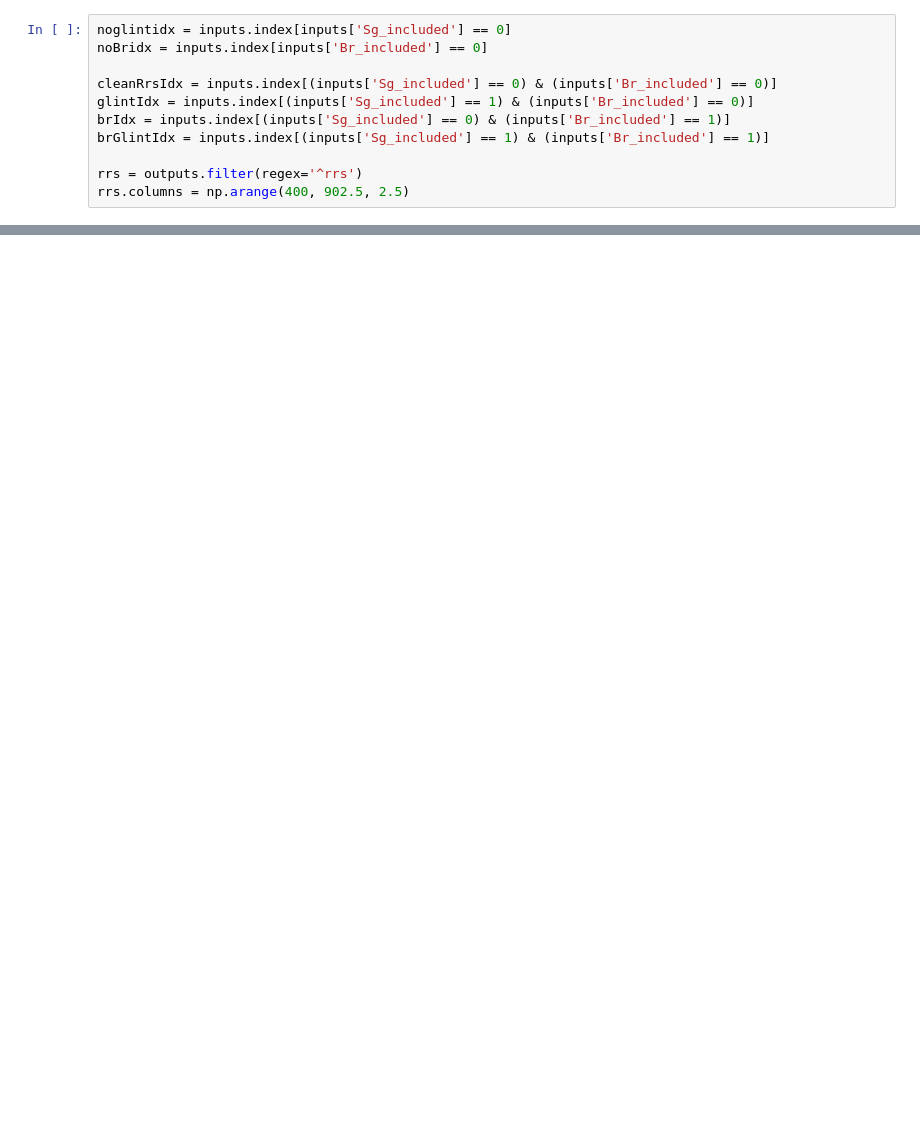
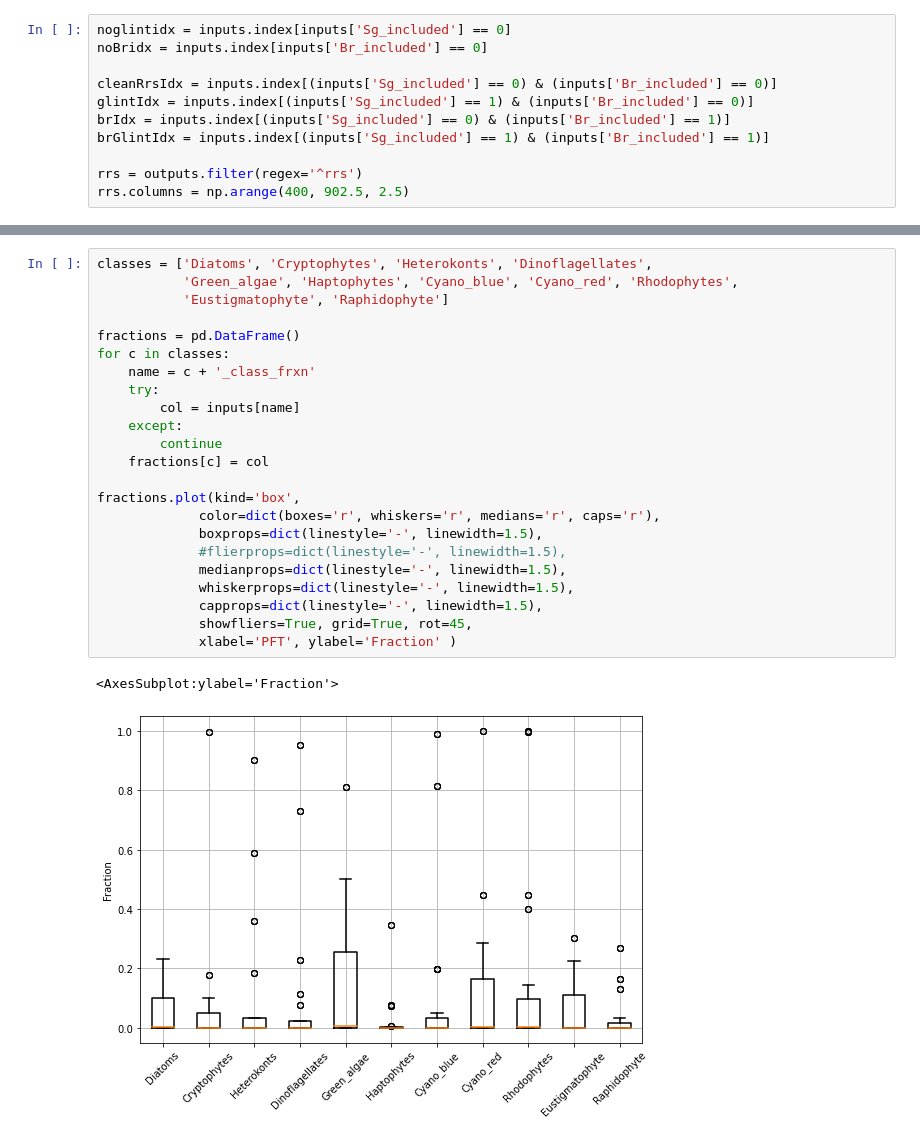
Before and after one commit to JAKravitz/SWIPE_HE, a Jupyter notebook: plot_scripts/plot_batch.ipynb, the cells around one changed output, grey strips where cells are left out. Cells and saved outputs as stored; diff of their text form; blank space fills up the shorter version.

```diff
--- a/plot_scripts/plot_batch.ipynb
+++ b/plot_scripts/plot_batch.ipynb
@@ -46,0 +62,26 @@ benthic.T.plot(legend=False)
+# %%
+classes = ['Diatoms', 'Cryptophytes', 'Heterokonts', 'Dinoflagellates',
+           'Green_algae', 'Haptophytes', 'Cyano_blue', 'Cyano_red', 'Rhodophytes',
+           'Eustigmatophyte', 'Raphidophyte']
+
+fractions = pd.DataFrame()
+for c in classes:
+    name = c + '_class_frxn'
+    try:
+        col = inputs[name]
+    except:
+        continue
+    fractions[c] = col
+
+fractions.plot(kind='box',
+             color=dict(boxes='r', whiskers='r', medians='r', caps='r'),
+             boxprops=dict(linestyle='-', linewidth=1.5),
+             #flierprops=dict(linestyle='-', linewidth=1.5),
+             medianprops=dict(linestyle='-', linewidth=1.5),
+             whiskerprops=dict(linestyle='-', linewidth=1.5),
+             capprops=dict(linestyle='-', linewidth=1.5),
+             showfliers=True, grid=True, rot=45,
+             xlabel='PFT', ylabel='Fraction' )
+# %% [output]
+<AxesSubplot:ylabel='Fraction'>
+[figure, added]
```
Also changed, not shown: parts of 5 cells of this notebook, 5 other files.
